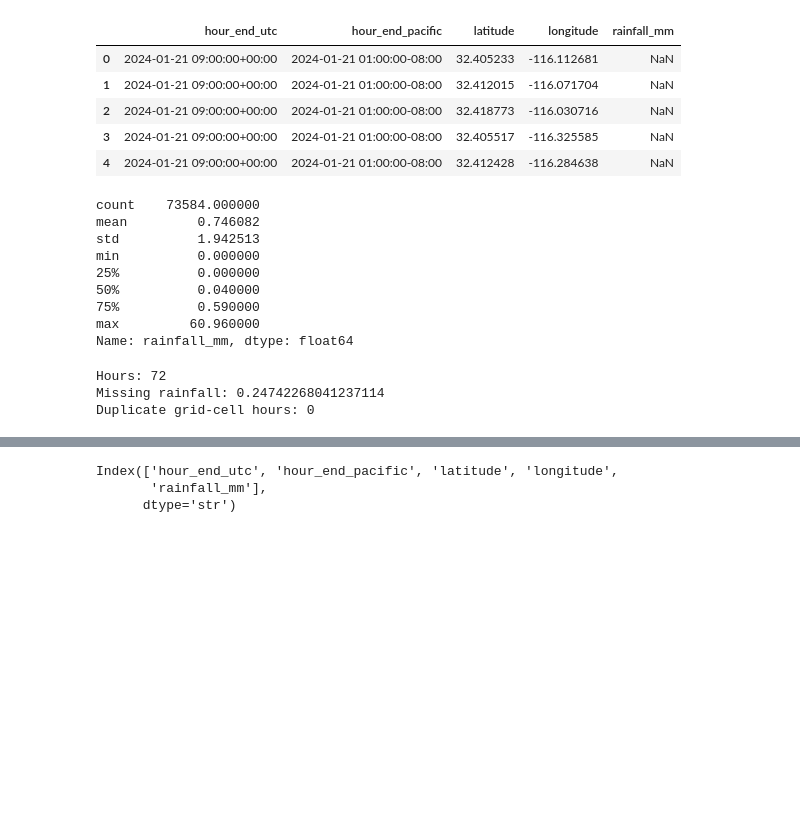
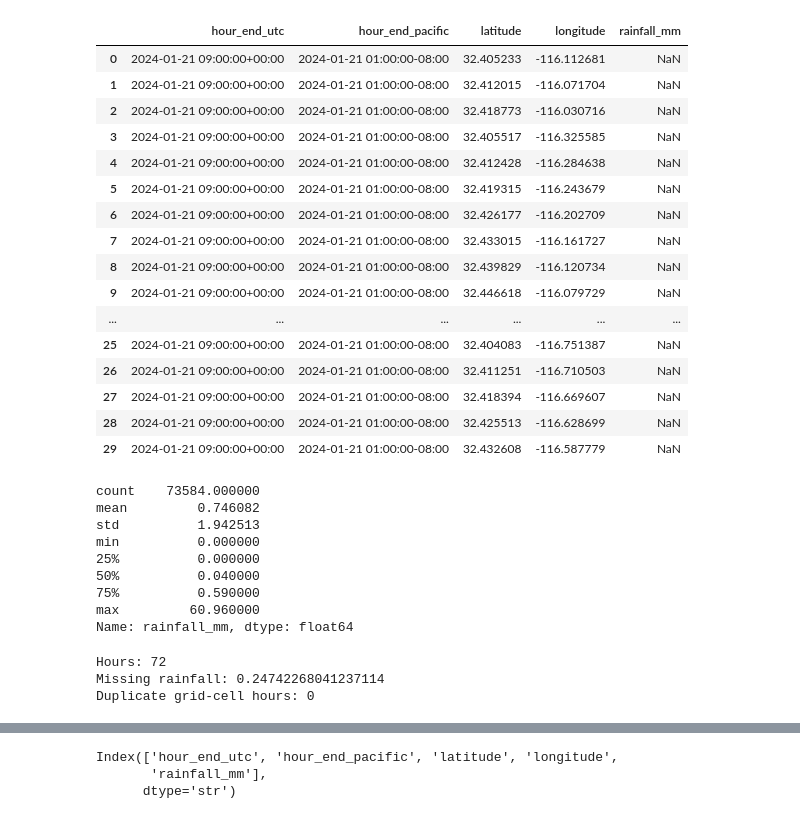
Before and after one commit to leen324/DSC180---Rainfall, a Jupyter notebook: stage_iv/data/analysis.ipynb, the cells around one changed output, grey strips where cells are left out. Saved outputs shown, nothing was run; the diff lists cells and outputs as text; code cells hidden in the pictures; blank space fills up the shorter version.

```diff
--- a/stage_iv/data/analysis.ipynb
+++ b/stage_iv/data/analysis.ipynb
@@ -3,34 +3,45 @@ from pathlib import Path
 import pandas as pd
 
 # Works whether the notebook starts in the repo or stage_iv folder.
 folder = Path(
     "/Users/andykim/Desktop/ucsd/dsc-capstone/"
     "DSC180---Rainfall/stage_iv"
 )
 
 df = pd.read_csv(
     folder / "data" / "san_diego_stage_iv_jan21_23_2024.csv"
 )
 
 df["hour_end_utc"] = pd.to_datetime(df["hour_end_utc"], utc=True)
 df["hour_end_pacific"] = (
     df["hour_end_utc"].dt.tz_convert("America/Los_Angeles")
 )
 
-display(df.head())
+display(df.head(30))
 display(df["rainfall_mm"].describe())
 
 print("Hours:", df["hour_end_utc"].nunique())  # Expect 72
 print("Missing rainfall:", df["rainfall_mm"].isna().mean())
 print("Duplicate grid-cell hours:",
       df.duplicated(["hour_end_utc", "latitude", "longitude"]).sum())
 # %% [output]
 |  | hour_end_utc | hour_end_pacific | latitude | longitude | rainfall_mm |
 | 0 | 2024-01-21 09:00:00+00:00 | 2024-01-21 01:00:00-08:00 | 32.405233 | -116.112681 | NaN |
 | 1 | 2024-01-21 09:00:00+00:00 | 2024-01-21 01:00:00-08:00 | 32.412015 | -116.071704 | NaN |
 | 2 | 2024-01-21 09:00:00+00:00 | 2024-01-21 01:00:00-08:00 | 32.418773 | -116.030716 | NaN |
 | 3 | 2024-01-21 09:00:00+00:00 | 2024-01-21 01:00:00-08:00 | 32.405517 | -116.325585 | NaN |
 | 4 | 2024-01-21 09:00:00+00:00 | 2024-01-21 01:00:00-08:00 | 32.412428 | -116.284638 | NaN |
+| 5 | 2024-01-21 09:00:00+00:00 | 2024-01-21 01:00:00-08:00 | 32.419315 | -116.243679 | NaN |
+| 6 | 2024-01-21 09:00:00+00:00 | 2024-01-21 01:00:00-08:00 | 32.426177 | -116.202709 | NaN |
+| 7 | 2024-01-21 09:00:00+00:00 | 2024-01-21 01:00:00-08:00 | 32.433015 | -116.161727 | NaN |
+| 8 | 2024-01-21 09:00:00+00:00 | 2024-01-21 01:00:00-08:00 | 32.439829 | -116.120734 | NaN |
+| 9 | 2024-01-21 09:00:00+00:00 | 2024-01-21 01:00:00-08:00 | 32.446618 | -116.079729 | NaN |
+| ... | ... | ... | ... | ... | ... |
+| 25 | 2024-01-21 09:00:00+00:00 | 2024-01-21 01:00:00-08:00 | 32.404083 | -116.751387 | NaN |
+| 26 | 2024-01-21 09:00:00+00:00 | 2024-01-21 01:00:00-08:00 | 32.411251 | -116.710503 | NaN |
+| 27 | 2024-01-21 09:00:00+00:00 | 2024-01-21 01:00:00-08:00 | 32.418394 | -116.669607 | NaN |
+| 28 | 2024-01-21 09:00:00+00:00 | 2024-01-21 01:00:00-08:00 | 32.425513 | -116.628699 | NaN |
+| 29 | 2024-01-21 09:00:00+00:00 | 2024-01-21 01:00:00-08:00 | 32.432608 | -116.587779 | NaN |
 count    73584.000000
 mean         0.746082
 std          1.942513
```
Also changed, not shown: parts of 6 cells of this notebook, 2 other files.
